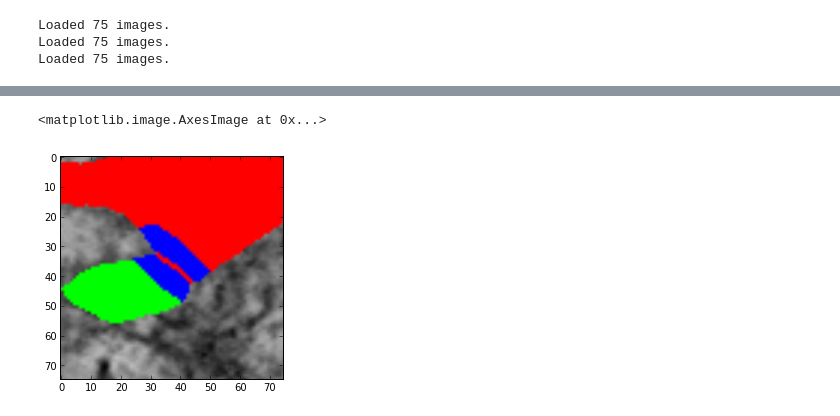
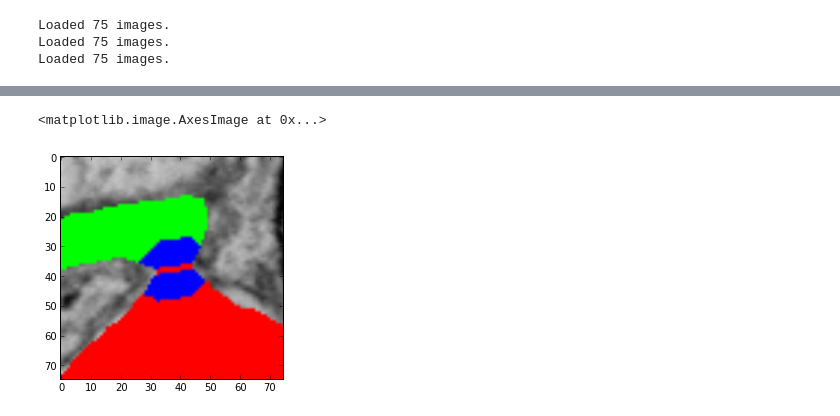
Before and after one commit to VCG/em-quality-metric, a Jupyter notebook: Code/visualize.ipynb, the cells around one changed output, grey strips where cells are left out. Cells and saved outputs as stored; diff of their text form; code cells hidden in the pictures.

Commit message:
Add result visualizer.

```diff
--- a/Code/visualize.ipynb
+++ b/Code/visualize.ipynb
@@ -160,0 +253,4 @@ Done!
+# %%
+SLICE = 70
+PATCH_COUNT = 300
+correct, split, shuffled = run_pg(SLICE,SLICE+1,PATCH_COUNT,'vis')
@@ -161,5 +266,5 @@ Done!
 # %%
-imshow(patches[0][7][5].reshape((75,75,3)))
+imshow(correct[7][0].reshape((75,75,3)))
 # %% [output]
 <matplotlib.image.AxesImage at 0x...>
-[figure, old version]
+[figure, new version]
```
Also changed, not shown: parts of 13 cells of this notebook, 1 other file.
